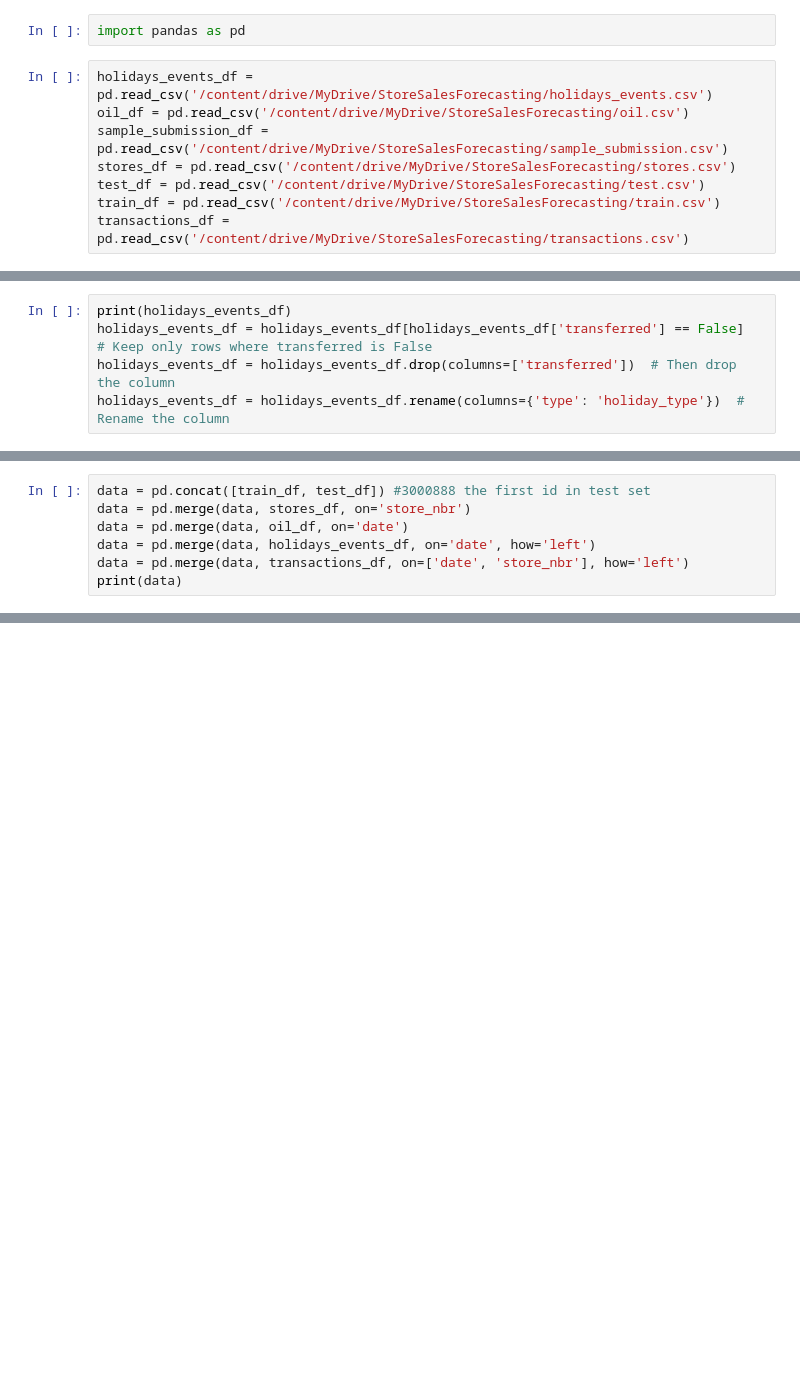
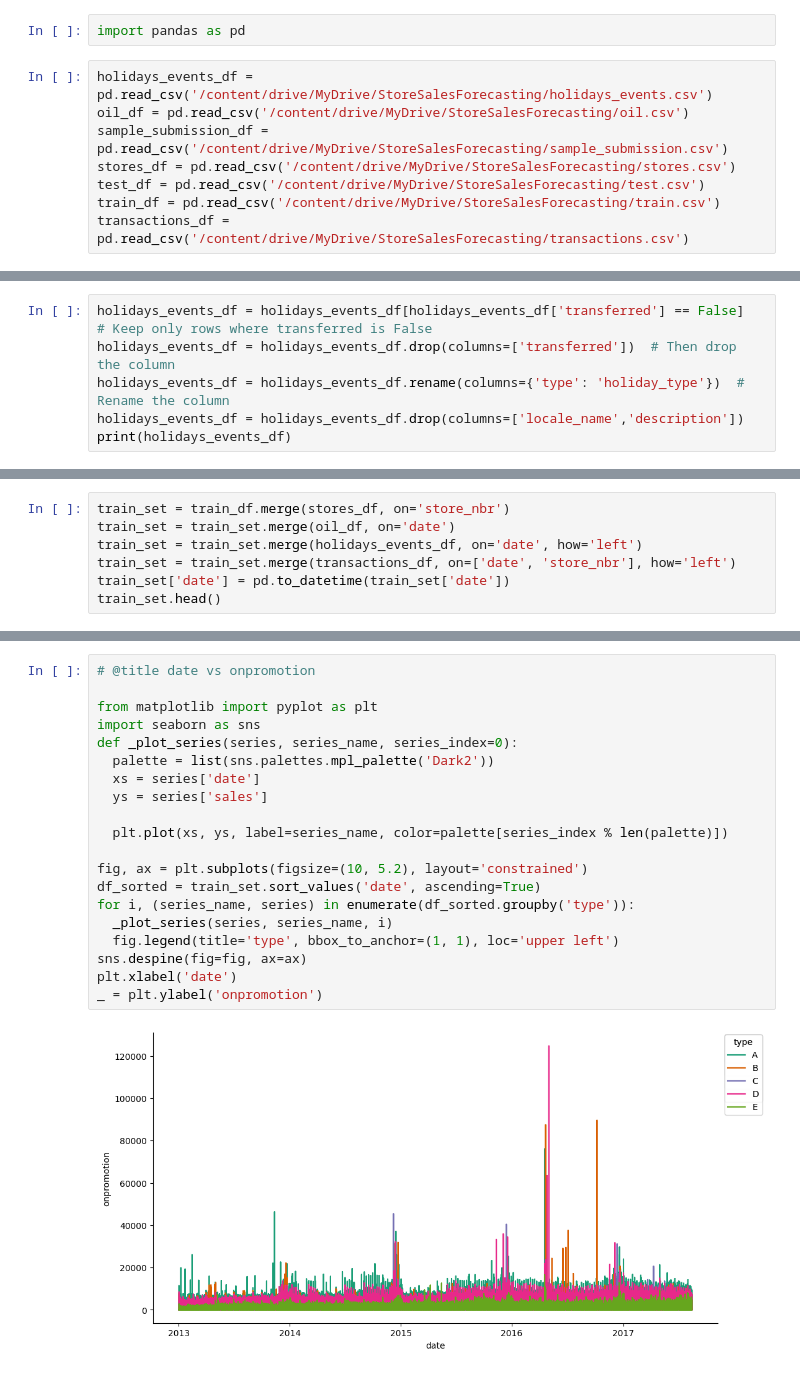
Before and after one commit to geopan2000/Store-Sales-Forecasting, a Jupyter notebook: StoreSalesForecasting.ipynb, the cells around one changed output, grey strips where cells are left out. Cells and saved outputs as stored; diff of their text form; blank space fills up the shorter version.

```diff
--- a/StoreSalesForecasting.ipynb
+++ b/StoreSalesForecasting.ipynb
@@ -122,6 +58,7 @@ print(transactions_df)
 # %%
-print(holidays_events_df)
 holidays_events_df = holidays_events_df[holidays_events_df['transferred'] == False]  # Keep only rows where transferred is False
 holidays_events_df = holidays_events_df.drop(columns=['transferred'])  # Then drop the column
 holidays_events_df = holidays_events_df.rename(columns={'type': 'holiday_type'})  # Rename the column
+holidays_events_df = holidays_events_df.drop(columns=['locale_name','description'])
+print(holidays_events_df)
 # %% [output]
@@ -145,8 +79,8 @@ holidays_events_df = holidays_events_df.rename(columns={'type': 'holiday_type'})
 # %%
-data = pd.concat([train_df, test_df]) #3000888 the first id in test set
-data = pd.merge(data, stores_df, on='store_nbr')
-data = pd.merge(data, oil_df, on='date')
-data = pd.merge(data, holidays_events_df, on='date', how='left')
-data = pd.merge(data, transactions_df, on=['date', 'store_nbr'], how='left')
-print(data)
+train_set = train_df.merge(stores_df, on='store_nbr')
+train_set = train_set.merge(oil_df, on='date')
+train_set = train_set.merge(holidays_events_df, on='date', how='left')
+train_set = train_set.merge(transactions_df, on=['date', 'store_nbr'], how='left')
+train_set['date'] = pd.to_datetime(train_set['date'])
+train_set.head()
 # %% [output]
@@ -171,0 +107,22 @@ data.to_csv('data.csv', index=False)
+# %%
+# @title date vs onpromotion
+
+from matplotlib import pyplot as plt
+import seaborn as sns
+def _plot_series(series, series_name, series_index=0):
+  palette = list(sns.palettes.mpl_palette('Dark2'))
+  xs = series['date']
+  ys = series['sales']
+
+  plt.plot(xs, ys, label=series_name, color=palette[series_index % len(palette)])
+
+fig, ax = plt.subplots(figsize=(10, 5.2), layout='constrained')
+df_sorted = train_set.sort_values('date', ascending=True)
+for i, (series_name, series) in enumerate(df_sorted.groupby('type')):
+  _plot_series(series, series_name, i)
+  fig.legend(title='type', bbox_to_anchor=(1, 1), loc='upper left')
+sns.despine(fig=fig, ax=ax)
+plt.xlabel('date')
+_ = plt.ylabel('onpromotion')
+# %% [output]
+[figure, added]
```
Also changed, not shown: parts of 14 cells of this notebook.
